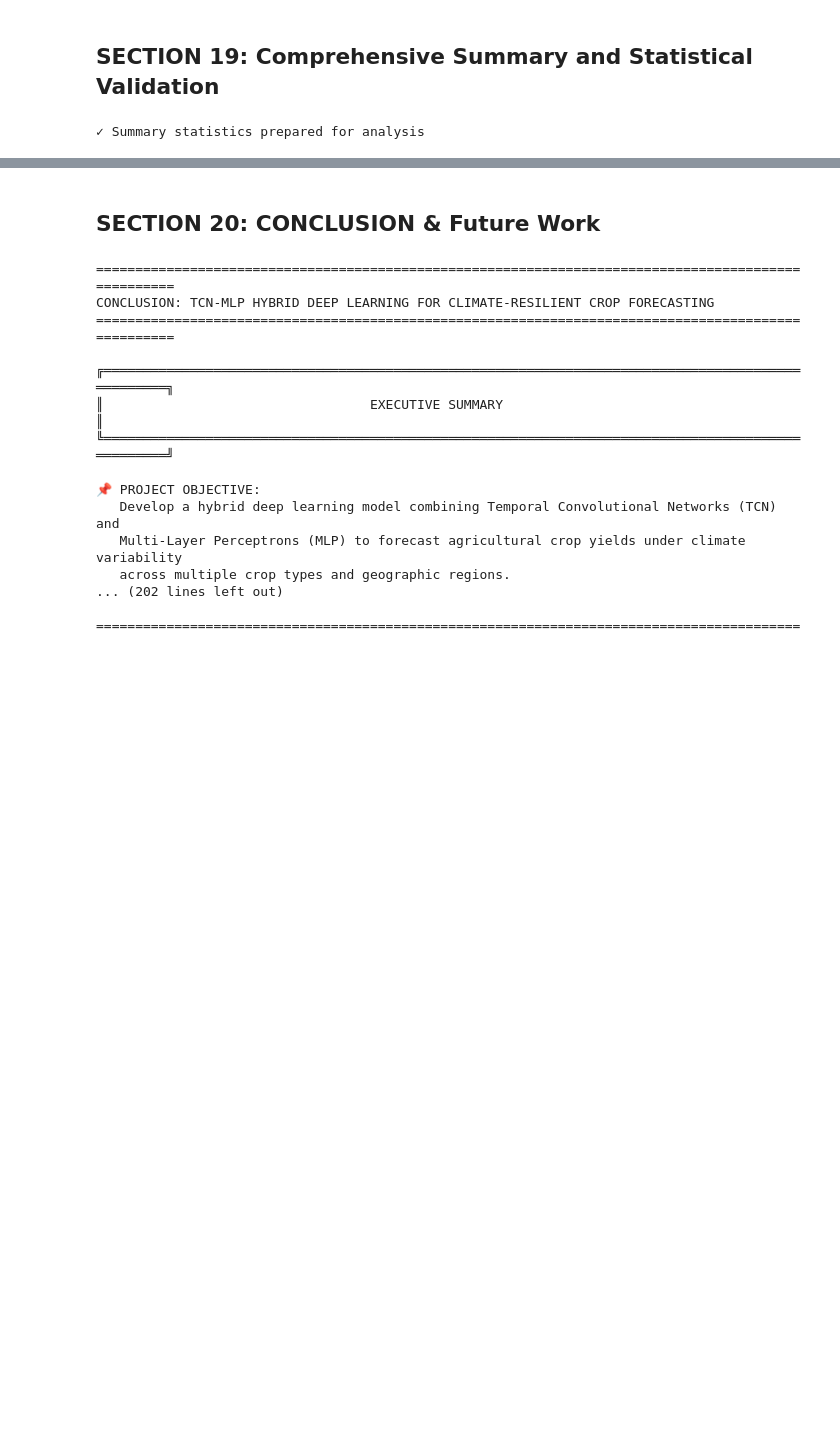
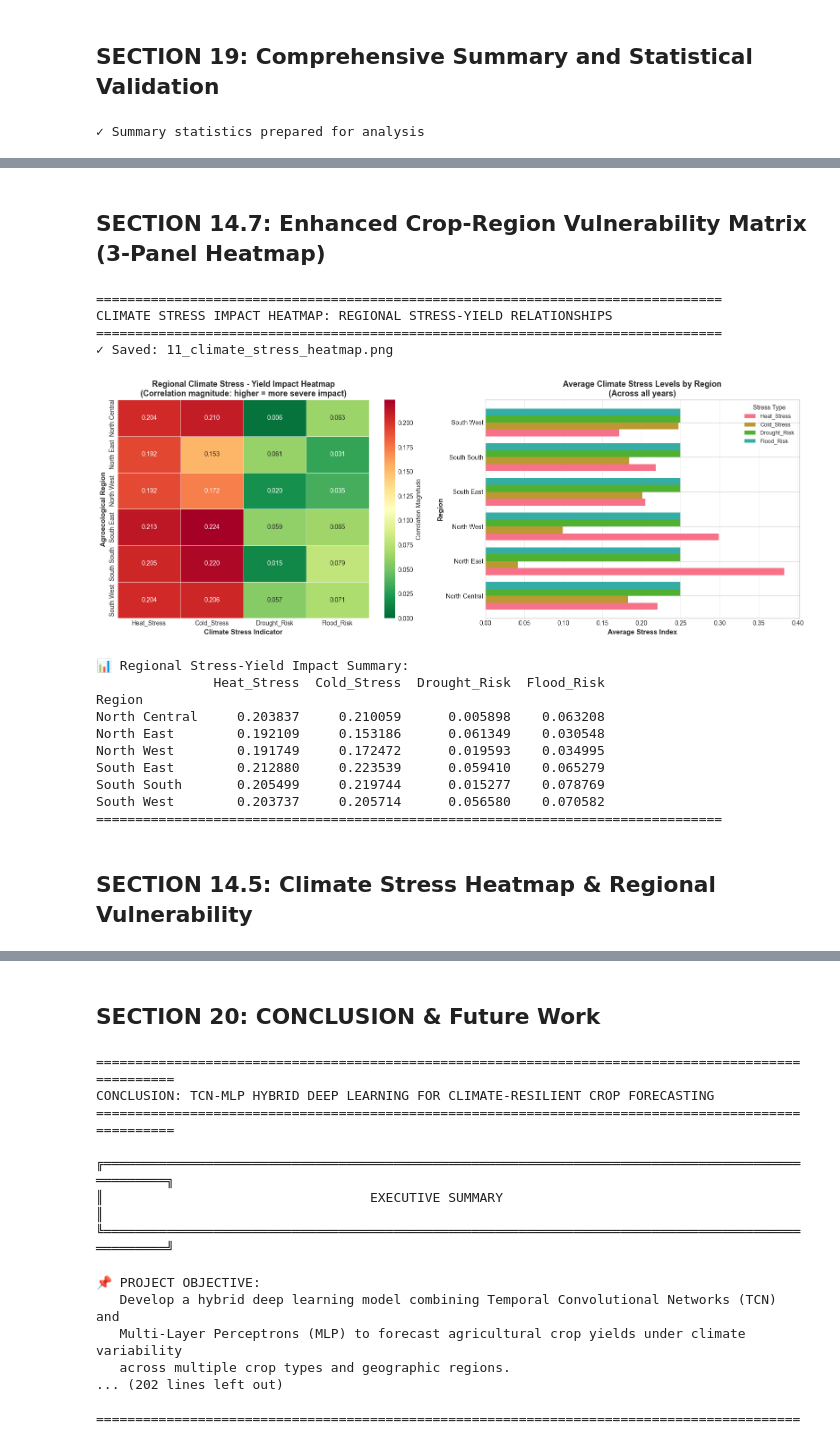
Before and after one commit to David-Ibitokun/Nig-Climate-Soil-With-DL, a Jupyter notebook: TCN_MLP_v2_Comprehensive_Evaluation.ipynb, the cells around one changed output, grey strips where cells are left out. Drawn from its saved outputs; the diff is of its cells as text; code cells hidden in the pictures; blank space fills up the shorter version.

```diff
--- a/TCN_MLP_v2_Comprehensive_Evaluation.ipynb
+++ b/TCN_MLP_v2_Comprehensive_Evaluation.ipynb
@@ -1462,3 +1847,79 @@ print("✓ Summary statistics prepared for analysis")
+# %% [markdown]
+## SECTION 14.7: Enhanced Crop-Region Vulnerability Matrix (3-Panel Heatmap)
+# %%
+# ─── CLIMATE STRESS HEATMAP: REGIONAL VULNERABILITY ───────────────────────────
+print("\n" + "="*80)
+print("CLIMATE STRESS IMPACT HEATMAP: REGIONAL STRESS-YIELD RELATIONSHIPS")
+print("="*80)
+
+stress_cols = ['Heat_Stress', 'Cold_Stress', 'Drought_Risk', 'Flood_Risk'] if 'Flood_Risk' in df.columns else ['Heat_Stress', 'Cold_Stress', 'Drought_Risk']
+df_stress = df[['Region', 'Yield_kg_per_ha'] + [c for c in stress_cols if c in df.columns]].copy()
+
+# Calculate correlation between stress indicators and yield by region
+regional_stress_impact = []
+for region in ZONES:
+    region_data = df_stress[df_stress['Region'] == region]
+    stress_yield_corr = {}
+    stress_yield_corr['Region'] = region
+    for stress in stress_cols:
+        if stress in region_data.columns:
+            # Use absolute correlation for magnitude of impact
+            corr = region_data[[stress, 'Yield_kg_per_ha']].corr().iloc[0, 1]
+            stress_yield_corr[stress] = abs(corr)
+    regional_stress_impact.append(stress_yield_corr)
+
+stress_impact_df = pd.DataFrame(regional_stress_impact).set_index('Region')
+stress_impact_df = stress_impact_df.loc[ZONES]  # Ensure proper order
+
+fig, axes = plt.subplots(1, 2, figsize=(16, 6))
+
+# Plot 1: Heatmap of stress-yield correlations
+ax1 = axes[0]
+sns.heatmap(stress_impact_df, annot=True, fmt='.3f', cmap='RdYlGn_r',
+            cbar_kws={'label': 'Correlation Magnitude'},
+            linewidths=0.5, ax=ax1, vmin=0, vmax=stress_impact_df.values.max() if stress_impact_df.values.max() > 0 else 1)
+ax1.set_title('Regional Climate Stress - Yield Impact Heatmap\n(Correlation magnitude: higher = more severe impact)',
+              fontsize=13, fontweight='bold')
+ax1.set_xlabel('Climate Stress Indicator', fontsize=11, fontweight='bold')
+ax1.set_ylabel('Agroecological Region', fontsize=11, fontweight='bold')
+
+# Plot 2: Average stress levels per region
+ax2 = axes[1]
+avg_stress = df.groupby('Region')[[c for c in stress_cols if c in df.columns]].mean().loc[ZONES]
+avg_stress.plot(kind='barh', ax=ax2, width=0.8)
+ax2.set_title('Average Climate Stress Levels by Region\n(Across all years)',
+              fontsize=13, fontweight='bold')
+ax2.set_xlabel('Average Stress Index', fontsize=11, fontweight='bold')
+ax2.set_ylabel('Region', fontsize=11, fontweight='bold')
+ax2.legend(title='Stress Type', fontsize=9, title_fontsize=10, loc='best')
+ax2.grid(axis='x', alpha=0.3)
+
+plt.tight_layout()
+plt.savefig('results/tcn_mlp_v2_evaluation/11_climate_stress_heatmap.png', dpi=300, bbox_inches='tight')
+print("✓ Saved: 11_climate_stress_heatmap.png")
+plt.show()
+
+print(f"\n📊 Regional Stress-Yield Impact Summary:")
+print(stress_impact_df.to_string())
+print("="*80)
+# %% [output]
+================================================================================
+CLIMATE STRESS IMPACT HEATMAP: REGIONAL STRESS-YIELD RELATIONSHIPS
+================================================================================
+✓ Saved: 11_climate_stress_heatmap.png
+[figure, added]
+📊 Regional Stress-Yield Impact Summary:
+               Heat_Stress  Cold_Stress  Drought_Risk  Flood_Risk
+Region
+North Central     0.203837     0.210059      0.005898    0.063208
+North East        0.192109     0.153186      0.061349    0.030548
+North West        0.191749     0.172472      0.019593    0.034995
+South East        0.212880     0.223539      0.059410    0.065279
+South South       0.205499     0.219744      0.015277    0.078769
+South West        0.203737     0.205714      0.056580    0.070582
+================================================================================
+# %% [markdown]
+## SECTION 14.5: Climate Stress Heatmap & Regional Vulnerability
 # %%
 print("\n" + "="*100)
 print("COMPREHENSIVE EVALUATION SUMMARY: TCN-MLP FOR CROP YIELD FORECASTING")
```
Also changed, not shown: parts of 33 cells of this notebook, 15 other files.
